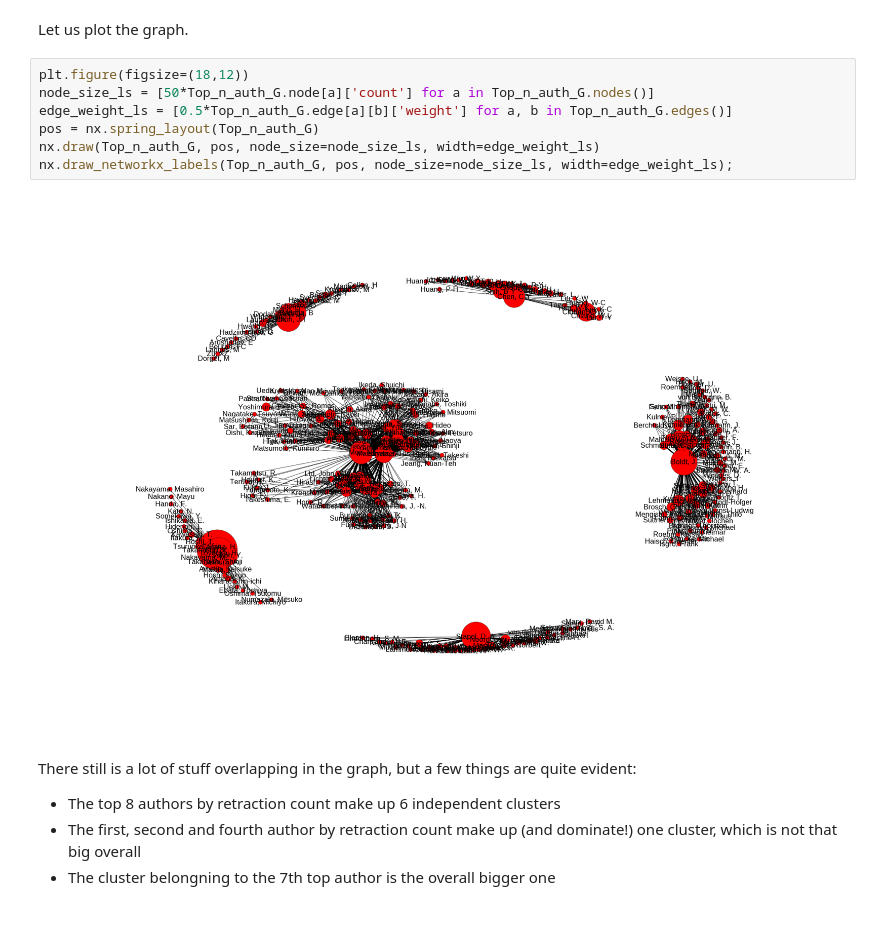
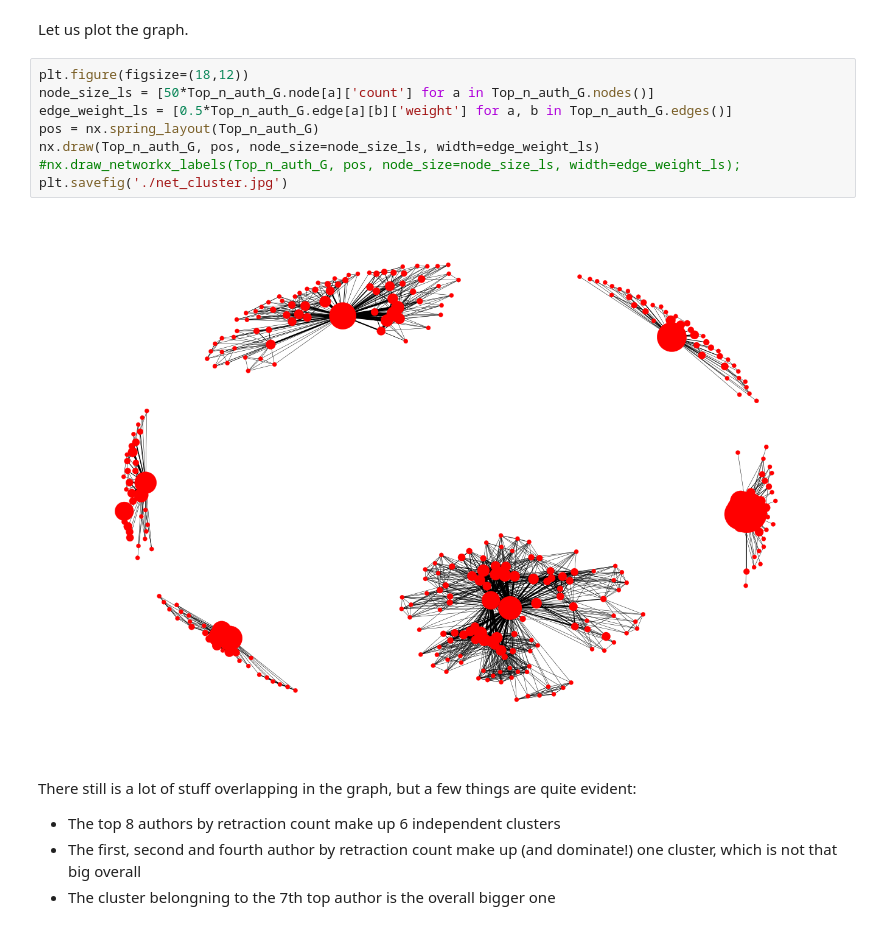
Before and after one commit to RiB-/retraction_analysis, a Jupyter notebook: retraction_analysis_post.ipynb, the cells around one changed output. Saved outputs shown, nothing was run; the diff lists cells and outputs as text.

```diff
--- a/retraction_analysis_post.ipynb
+++ b/retraction_analysis_post.ipynb
@@ -550,12 +594,13 @@ Let us plot the graph.
 # %%
 plt.figure(figsize=(18,12))
 node_size_ls = [50*Top_n_auth_G.node[a]['count'] for a in Top_n_auth_G.nodes()]
 edge_weight_ls = [0.5*Top_n_auth_G.edge[a][b]['weight'] for a, b in Top_n_auth_G.edges()]
 pos = nx.spring_layout(Top_n_auth_G)
 nx.draw(Top_n_auth_G, pos, node_size=node_size_ls, width=edge_weight_ls)
-nx.draw_networkx_labels(Top_n_auth_G, pos, node_size=node_size_ls, width=edge_weight_ls);
+#nx.draw_networkx_labels(Top_n_auth_G, pos, node_size=node_size_ls, width=edge_weight_ls);
+plt.savefig('./net_cluster.jpg')
 # %% [output]
-[figure, old version]
+[figure, new version]
 # %% [markdown]
 There still is a lot of stuff overlapping in the graph, but a few things are quite evident:
  - The top 8 authors by retraction count make up 6 independent clusters
```
Also changed, not shown: parts of 9 cells of this notebook, 1 other file.
